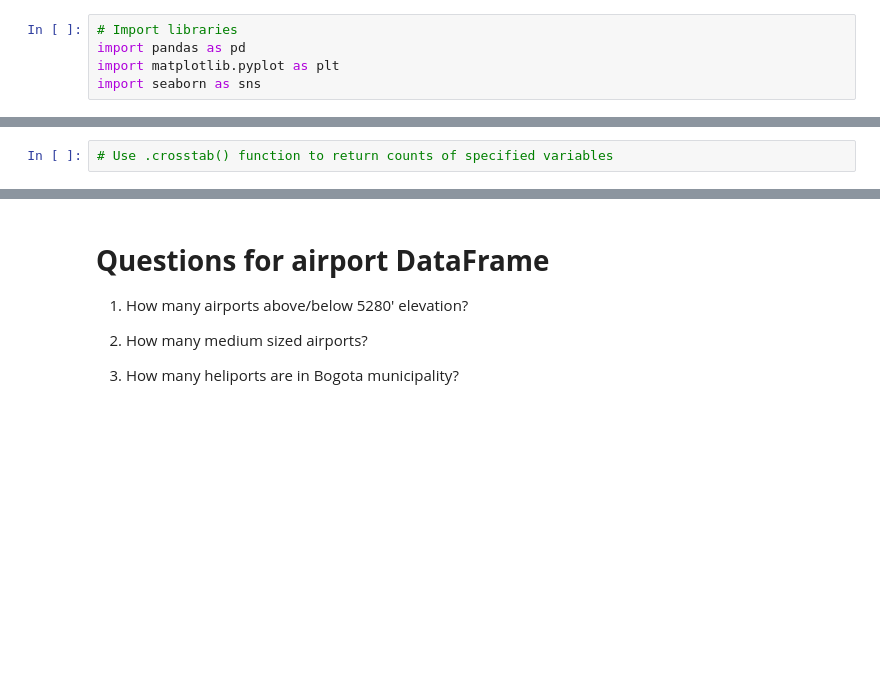
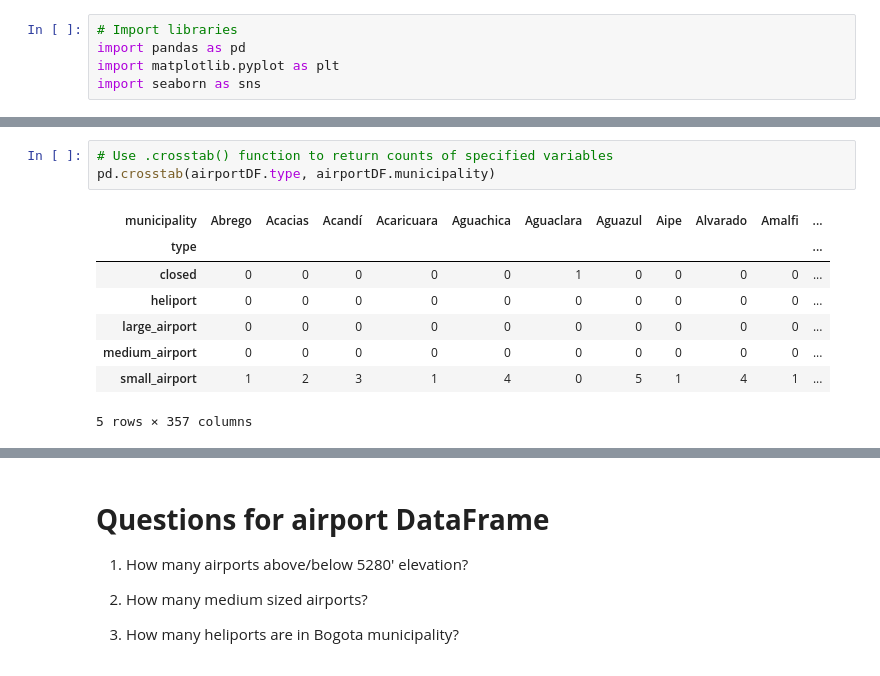
Before and after one commit to fabioaco/02-geopark-pandas-dataframes, a Jupyter notebook: notebooks/02-geopark-pandas-empty.ipynb, the cells around one changed output, grey strips where cells are left out. Cells and saved outputs as stored; diff of their text form; blank space fills up the shorter version.

```diff
--- a/notebooks/02-geopark-pandas-empty.ipynb
+++ b/notebooks/02-geopark-pandas-empty.ipynb
@@ -34,2 +133,12 @@ col_airports_url = "https://ourairports.com/countries/CO/airports.csv"
 # %%
 # Use .crosstab() function to return counts of specified variables
+pd.crosstab(airportDF.type, airportDF.municipality)
+# %% [output]
+| municipality | Abrego | Acacias | Acandí | Acaricuara | Aguachica | Aguaclara | Aguazul | Aipe | Alvarado | Amalfi | ... |
+| type |  |  |  |  |  |  |  |  |  |  | ... |
+| closed | 0 | 0 | 0 | 0 | 0 | 1 | 0 | 0 | 0 | 0 | ... |
+| heliport | 0 | 0 | 0 | 0 | 0 | 0 | 0 | 0 | 0 | 0 | ... |
+| large_airport | 0 | 0 | 0 | 0 | 0 | 0 | 0 | 0 | 0 | 0 | ... |
+| medium_airport | 0 | 0 | 0 | 0 | 0 | 0 | 0 | 0 | 0 | 0 | ... |
+| small_airport | 1 | 2 | 3 | 1 | 4 | 0 | 5 | 1 | 4 | 1 | ... |
+5 rows × 357 columns
```
Also changed, not shown: parts of 16 cells of this notebook.
